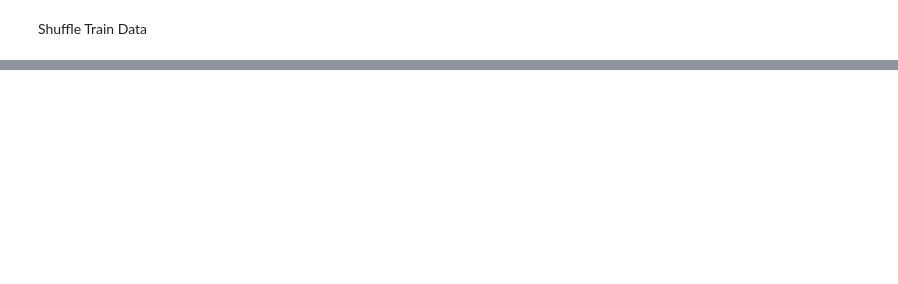
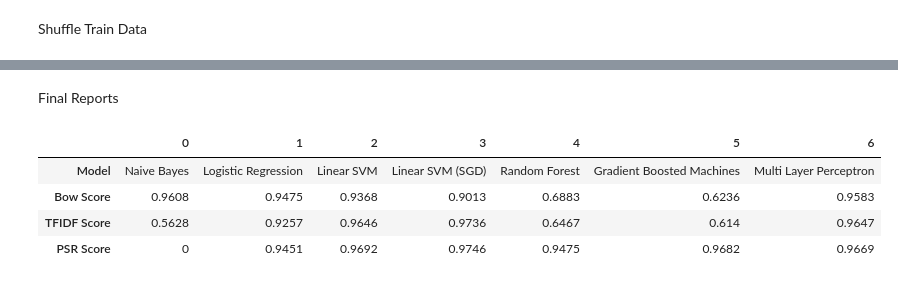
Before and after one commit to danielafe7-usp/Project, a Jupyter notebook: Shuffle data-Book Pre processing.ipynb, the cells around one changed output, grey strips where cells are left out. Saved outputs shown, nothing was run; the diff lists cells and outputs as text; code cells hidden in the pictures; blank space fills up the shorter version.

```diff
--- a/Shuffle data-Book Pre processing.ipynb
+++ b/Shuffle data-Book Pre processing.ipynb
@@ -214,6 +240,6 @@ Shuffle Train Data
 # %%
 from sklearn.utils import shuffle
 
-X_train, Y_train = shuffle(X_train, Y_train)
+#X_train, Y_train = shuffle(X_train, Y_train)
 print(X_train.shape)
 print(Y_train.shape)
@@ -358,0 +984,10 @@ Time:  0.0017757415771484375
+# %%
+gbc = GradientBoostingClassifier(n_estimators=10, random_state=42)
+_classifier = gbc
+_predictions = meu.train_predict_model(classifier=_classifier,
+                                             train_features=DR, train_labels=train_label_names,
+                                             test_features=DRT, test_labels=test_label_names)
+meu.display_model_performance_metrics(true_labels=test_label_names, predicted_labels=_predictions,
+                                      classes=[1, 0])
+gbc_psr_f1 = meu.get_f1_binary_score(true_labels=test_label_names, predicted_labels=_predictions)
+gbc_psr_f1
@@ -358,0 +1013,10 @@ Time:  0.0017757415771484375
+# %%
+clf = MLPClassifier(random_state=1, max_iter=100)
+_classifier = clf
+_predictions = meu.train_predict_model(classifier=_classifier,
+                                             train_features=DR, train_labels=train_label_names,
+                                             test_features=DRT, test_labels=test_label_names)
+meu.display_model_performance_metrics(true_labels=test_label_names, predicted_labels=_predictions,
+                                      classes=[1, 0])
+clf_psr_f1 = meu.get_f1_binary_score(true_labels=test_label_names, predicted_labels=_predictions)
+clf_psr_f1
@@ -358,0 +1042,25 @@ Time:  0.0017757415771484375
+# %% [markdown]
+Final Reports
+# %%
+pd.DataFrame([['Naive Bayes', mnb_bow_f1, mnb_tfidf_f1,
+               mnb_psr_f1],
+              ['Logistic Regression', lr_bow_f1, lr_tfidf_f1,
+               lr_psr_f1],
+              ['Linear SVM', svm_bow_f1, svm_tfidf_f1,
+               svm_psr_f1],
+              ['Linear SVM (SGD)', svm_sgd_bow_f1, svm_sgd_tfidf_f1,
+               svm_sgd_psr_f1],
+              ['Random Forest', rfc_bow_f1, rfc_tfidf_f1,
+               rfc_psr_f1],
+              ['Gradient Boosted Machines', gbc_bow_f1, gbc_tfidf_f1,
+               gbc_psr_f1],
+             ['Multi Layer Perceptron', clf_bow_f1, clf_tfidf_f1,
+               clf_psr_f1]],
+             columns=['Model', 'Bow Score', 'TFIDF Score', 'PSR Score'],
+             ).T
+# %% [output]
+|  | 0 | 1 | 2 | 3 | 4 | 5 | 6 |
+| Model | Naive Bayes | Logistic Regression | Linear SVM | Linear SVM (SGD) | Random Forest | Gradient Boosted Machines | Multi Layer Perceptron |
+| Bow Score | 0.9608 | 0.9475 | 0.9368 | 0.9013 | 0.6883 | 0.6236 | 0.9583 |
+| TFIDF Score | 0.5628 | 0.9257 | 0.9646 | 0.9736 | 0.6467 | 0.614 | 0.9647 |
+| PSR Score | 0 | 0.9451 | 0.9692 | 0.9746 | 0.9475 | 0.9682 | 0.9669 |
```
Also changed, not shown: parts of 66 cells of this notebook, 1 other file.
